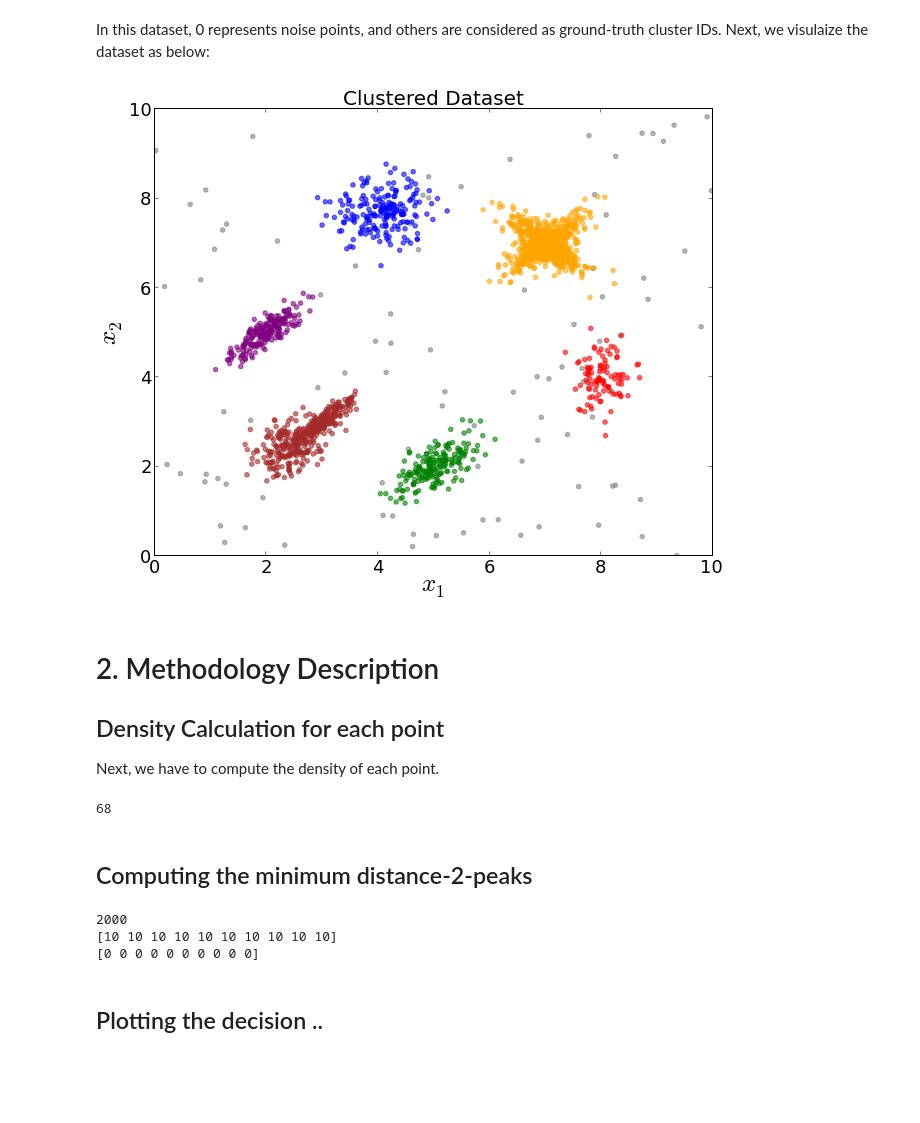
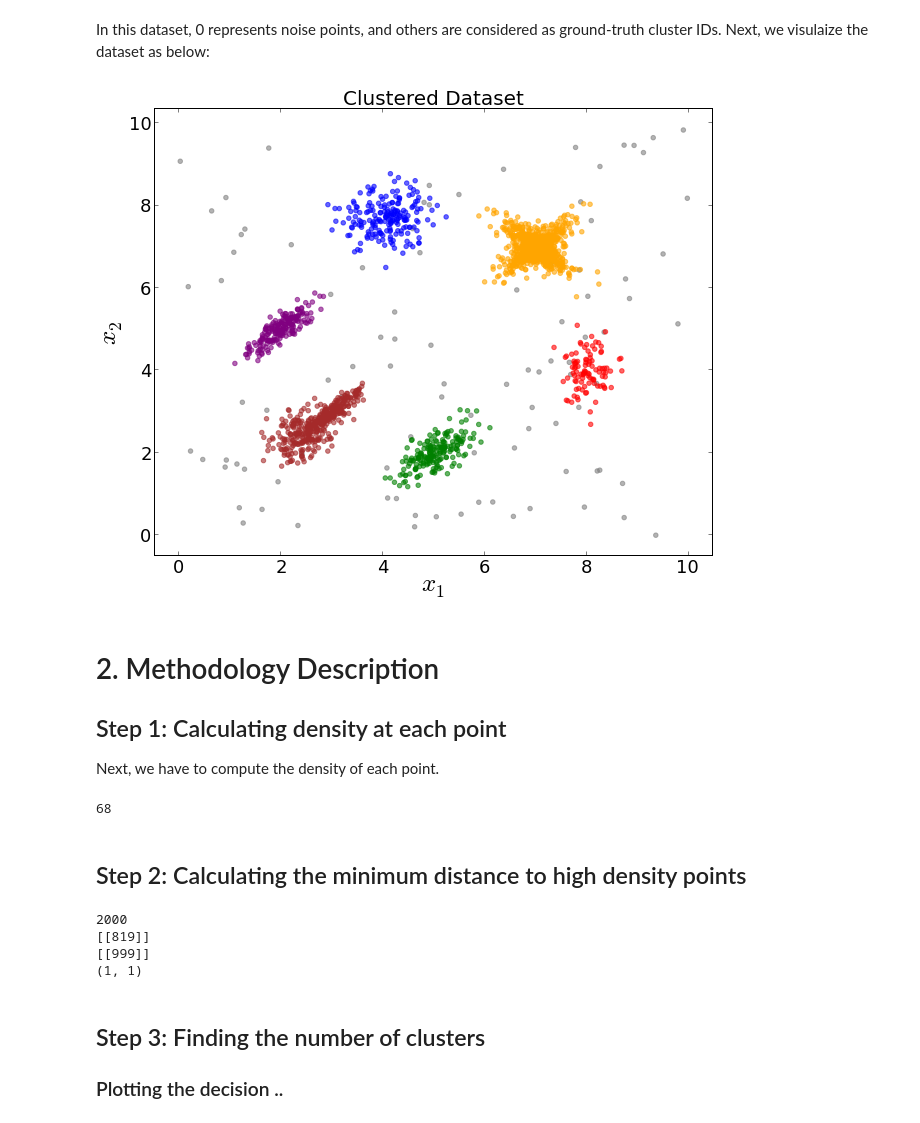
Before and after one commit to vmirly/DataScience, a Jupyter notebook: densityPeak_clustering.ipynb, the cells around one changed output. Cells and saved outputs as stored; diff of their text form; code cells hidden in the pictures; blank space fills up the shorter version.

```diff
--- a/densityPeak_clustering.ipynb
+++ b/densityPeak_clustering.ipynb
@@ -58,28 +62,28 @@ In this dataset, 0 represents noise points, and others are considered as ground-
 # %%
 from matplotlib import pyplot as plt
 
 %matplotlib inline
 
 plt.figure(figsize=(10,8))
 
 for clustId,color in zip(range(0,7),('grey', 'blue', 'red', 'green', 'purple', 'orange', 'brown')):
     plt.scatter(x=d[:,0][d[:,2] == clustId],
                 y=d[:,1][d[:,2] == clustId],
                 color=color,
                 marker='o',
                 alpha=0.6
                 )
 plt.title('Clustered Dataset', size=20)
 plt.xlabel('$x_1$', size=25)
 plt.ylabel('$x_2$', size=25)
 
 plt.tick_params(axis='both', which='major', labelsize=18)
-plt.xlim(xmin=0, xmax=10)
-plt.ylim(ymin=0, ymax=10)
+plt.xlim(xmin=np.amin(d[:,0])-0.5, xmax=np.amax(d[:,0])+0.5)
+plt.ylim(ymin=np.amin(d[:,1])-0.5, ymax=np.amax(d[:,1])+0.5)
 
 plt.show()
 # %% [output]
-[figure, old version]
+[figure, new version]
 # %% [markdown]
 <a id="method"></a>
 
@@ -87,7 +91,7 @@ plt.show()
 
 <a id="den-cal"></a>
 
-## Density Calculation for each point
+## Step 1: Calculating density at each point
 
 Next, we have to compute the density of each point.
 # %%
@@ -114,30 +118,41 @@ print(max(den_arr))
 # %% [markdown]
 <a id="mindist2peaks"></a>
 
-## Computing the minimum distance-2-peaks
+## Step 2: Calculating the minimum distance to high density points
 # %%
-mdist2peaks = np.repeat(10, n)
+mdist2peaks = np.repeat(999, n)
 print(n)
-print(mdist2peaks[n-10:n])
 
+max_pdist = 0 # to store the maximum pairwise distance
 for i in range(n):
     mdist_i = mdist2peaks[i]
     for j in range(i+1, n):
         dist_ij = euclidean_dist(d[i,0:2], d[j,0:2])
+        max_pdist = max(max_pdist, dist_ij)
         if den_arr[i] < den_arr[j]:
             mdist_i = min(mdist_i, dist_ij)
         elif den_arr[j] <= den_arr[i]:
             mdist2peaks[j] = min(mdist2peaks[j], dist_ij)
     mdist2peaks[i] = mdist_i
 
-print(mdist2peaks[n-10:n])
+# Update the value for the point with highest density
+max_den_points = np.argwhere(mdist2peaks == 999)
+print(max_den_points)
+print(mdist2peaks[max_den_points])
+print(max_den_points.shape)
+
+mdist2peaks[max_den_points] = max_pdist
 # %% [output]
 2000
-[10 10 10 10 10 10 10 10 10 10]
-[0 0 0 0 0 0 0 0 0 0]
+[[819]]
+[[999]]
+(1, 1)
-# %% [markdown]
-
-## Plotting the decision ..
+# %% [markdown]
+<a id="find-numclust"></a>
+
+## Step 3: Finding the number of clusters
+
+### Plotting the decision ..
 # %%
 %matplotlib inline
 
```
Also changed, not shown: parts of 11 cells of this notebook.
